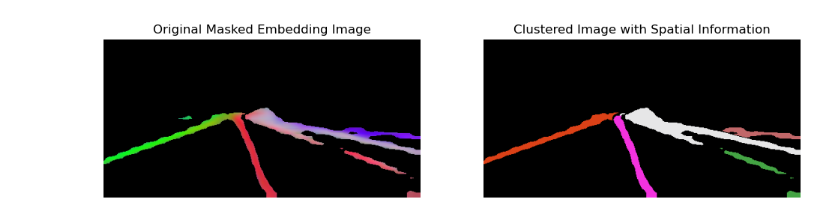
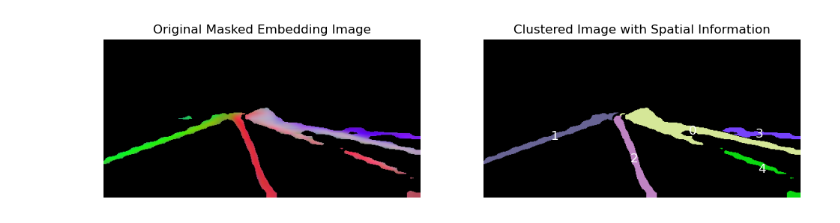
Before and after one commit to franktome/2024_UGRP, a Jupyter notebook: Untitled4 (5).ipynb, the cells around one changed output. Cells and saved outputs as stored; diff of their text form; code cells hidden in the pictures.

```diff
--- a/Untitled4 (5).ipynb
+++ b/Untitled4 (5).ipynb
@@ -42,33 +42,43 @@ labels = db.labels_
 
 # Create an empty image for the clustered result
 clustered_img = np.zeros_like(masked_embedding_image)
 
 # Get the unique labels
 unique_labels = np.unique(labels)
 n_clusters = len(unique_labels) - (1 if -1 in labels else 0)  # Exclude noise if present
 
 # Generate random colors for each cluster
 colors = np.random.randint(0, 255, size=(n_clusters, 3))
 
 # Assign cluster colors to the original image based on labels
+cluster_centers = {label: [] for label in unique_labels if label != -1}
+
 for label, (x, y) in zip(labels, coords):
     if label != -1:  # Ignore noise
         clustered_img[x, y] = colors[label % n_clusters]
+        cluster_centers[label].append((x, y))
+
+# Calculate the centroid of each cluster
+centroids = {label: np.mean(points, axis=0).astype(int) for label, points in cluster_centers.items()}
 
 # Plot the results
 plt.figure(figsize=(12, 6))
 plt.subplot(1, 2, 1)
 plt.title('Original Masked Embedding Image')
 plt.imshow(cv2.cvtColor(masked_embedding_image, cv2.COLOR_BGR2RGB))
 plt.axis('off')
 
 plt.subplot(1, 2, 2)
 plt.title('Clustered Image with Spatial Information')
 plt.imshow(cv2.cvtColor(clustered_img, cv2.COLOR_BGR2RGB))
 plt.axis('off')
 
+# Annotate each cluster with its index
+for label, (cx, cy) in centroids.items():
+    plt.text(cy, cx, str(label), color='white', fontsize=12, ha='center', va='center')
+
 plt.show()
 # %% [output]
-[figure, old version]
+[figure, new version]
 # %%
 tracked_data = np.load('content/tracked_data.npy', allow_pickle=True)
```
Also changed, not shown: parts of 10 cells of this notebook.
